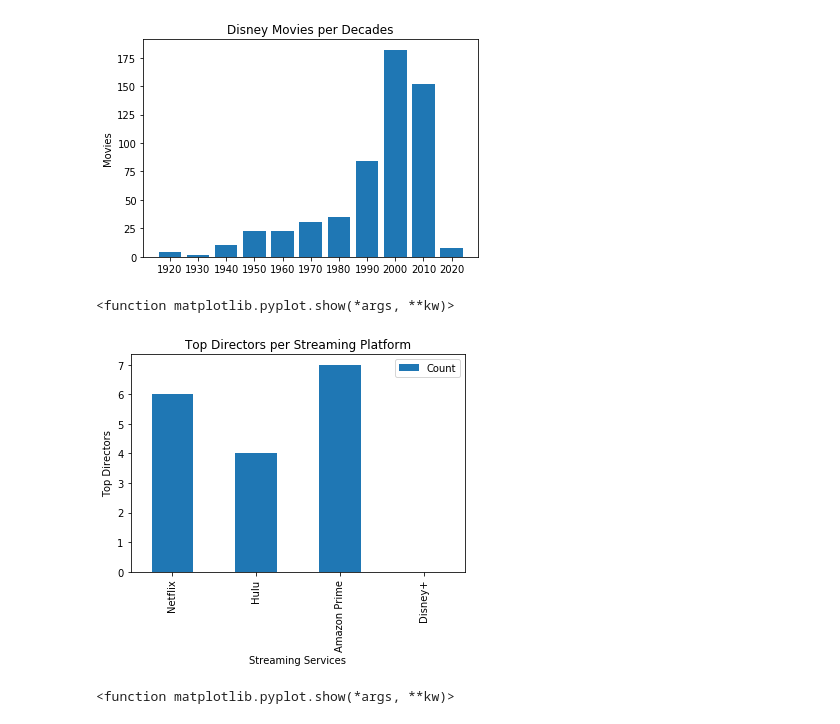
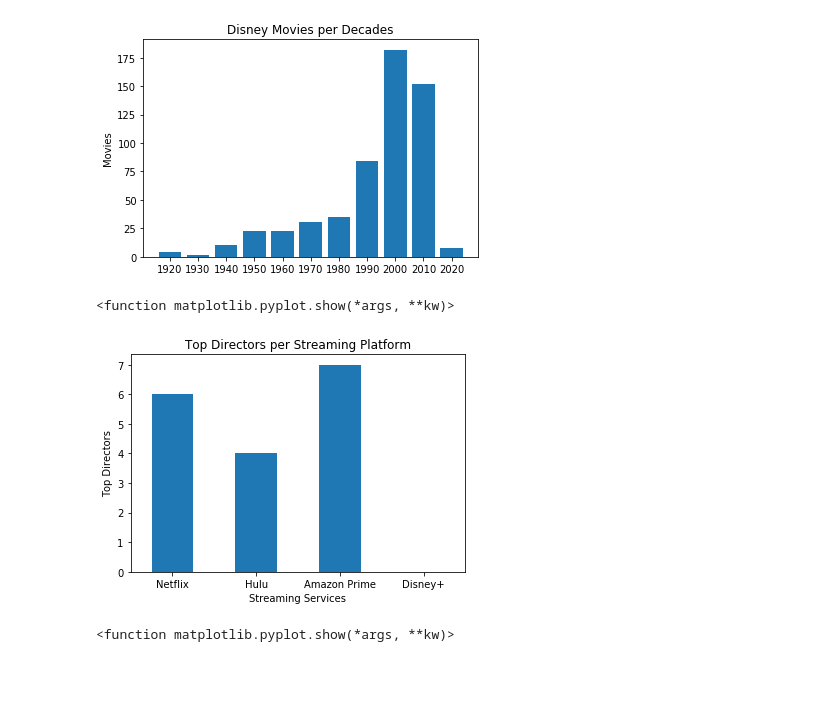
Before and after one commit to trevorguleserian/Project1, a Jupyter notebook: movies_data.ipynb, the cells around one changed output. Drawn from its saved outputs; the diff is of its cells as text; code cells hidden in the pictures; blank space fills up the shorter version.

```diff
--- a/movies_data.ipynb
+++ b/movies_data.ipynb
@@ -159,28 +161,30 @@ top_directors = high_ratings.loc[(high_ratings['Directors'] == 'Steven J. Santos
 # %%
 dnetflix_df = top_directors.loc[top_directors['Netflix'] == 1]
 dnetflix = (len(dnetflix_df))
 
 dhulu_df = top_directors.loc[top_directors['Hulu'] == 1]
 dhulu = (len(dhulu_df))
 
 dprime_df = top_directors.loc[top_directors['Prime Video'] == 1]
 dprime = (len(dprime_df))
 
 ddisney_df = top_directors.loc[top_directors['Disney+'] == 1]
 ddisney = (len(ddisney_df))
 
 dcount_df = pd.DataFrame({'Streaming Services': ['Netflix', 'Hulu', 'Amazon Prime', 'Disney+'],
                          'Count': [dnetflix, dhulu, dprime, ddisney]}
                        ).set_index('Streaming Services')
 dcount_df.plot(kind='bar')
 plt.ylabel('Top Directors')
 plt.title('Top Directors per Streaming Platform')
+plt.xticks(rotation = 0)
+plt.legend().remove()
 
 plt.savefig("PNG/movie_rating_per_director.png")
 plt.show
 # %% [output]
 <function matplotlib.pyplot.show(*args, **kw)>
-[figure, old version]
+[figure, new version]
 # %%
 dyear = top_directors['Year']
 drating = top_directors['IMDb']
```
Also changed, not shown: parts of 2 cells of this notebook, 3 other files.
